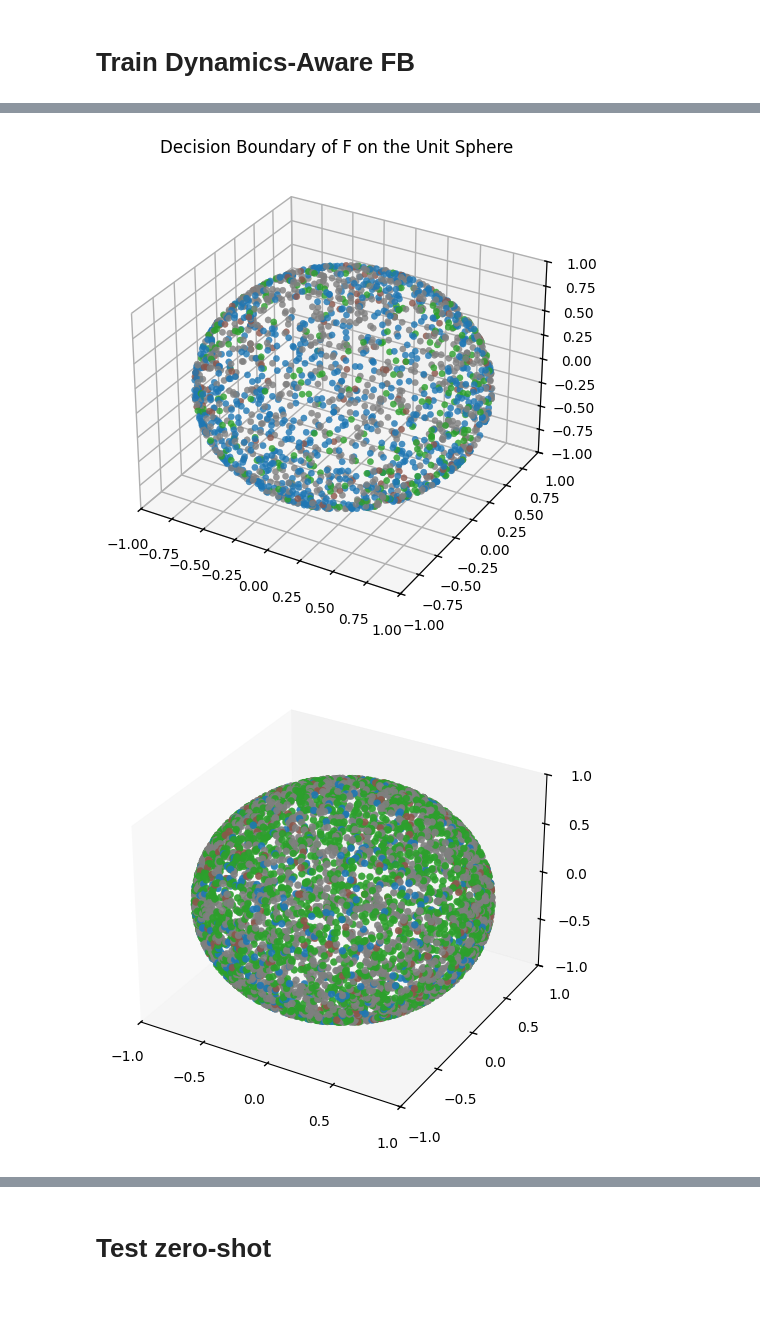
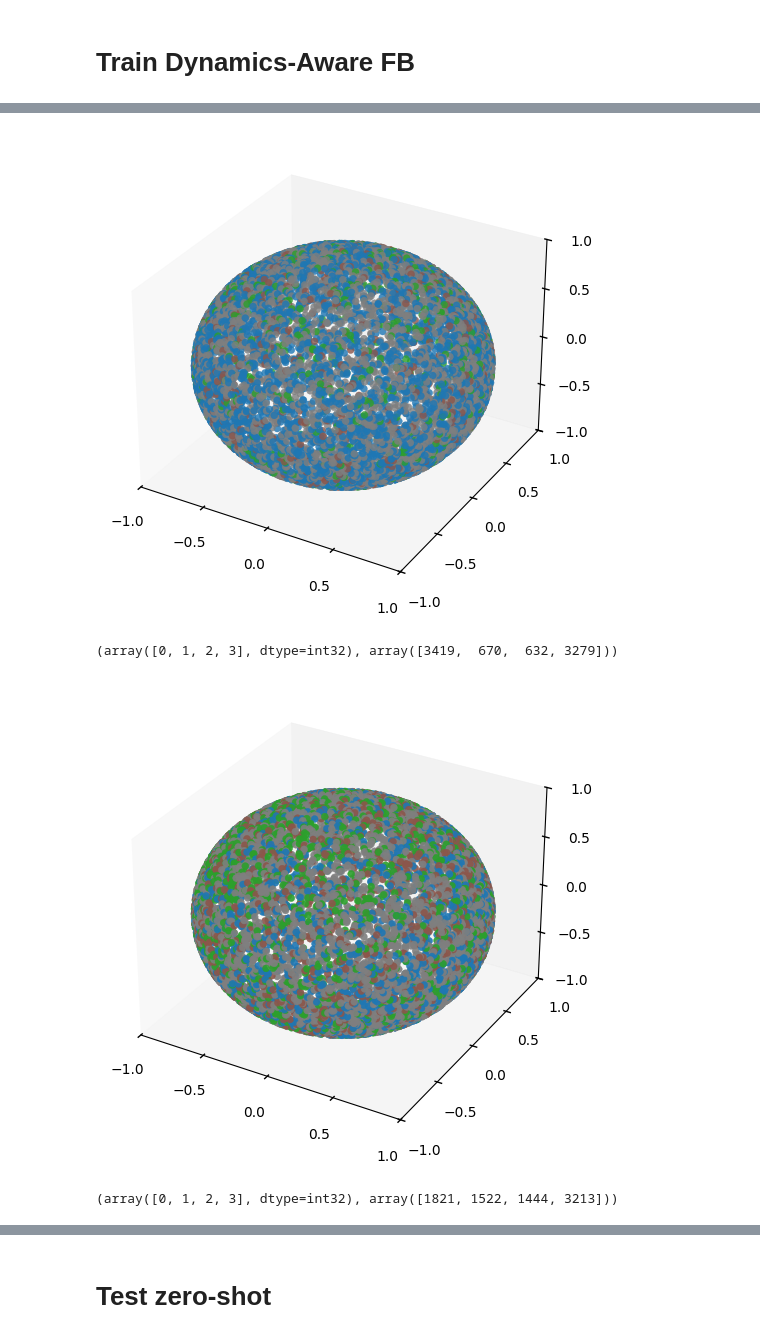
Before and after one commit to skylooop/BeliefConditionedFB, a Jupyter notebook: notebooks/dynamics_fb_doors.ipynb, the cells around one changed output, grey strips where cells are left out. Saved outputs shown, nothing was run; the diff lists cells and outputs as text; code cells hidden in the pictures; blank space fills up the shorter version.

```diff
--- a/notebooks/dynamics_fb_doors.ipynb
+++ b/notebooks/dynamics_fb_doors.ipynb
@@ -469,45 +476,54 @@ for i in range(len(final_indices)):
     cur_sel = np.random.choice(np.arange(prev_inxs, final_indices[i]), size=35)
     samples_from_trajs.append(cur_sel)
     prev_inxs = final_indices[i] + 1
 
 samples_from_trajs_indxs = np.stack(samples_from_trajs).reshape(-1)
 
-sphere_directions = sample_z(2048, fb_config['agent']['z_dim'], GLOBAL_KEY)
+sphere_directions = sample_z(8000, fb_config['agent']['z_dim'], GLOBAL_KEY)
 projected_sphere_dirs = project_z(PCA(3, random_state=42).fit_transform(sphere_directions))
 
 F1, F2 = fb_agent.network.select('f_value')(jnp.repeat(jnp.array([4, 1])[None], repeats=sphere_directions.shape[0], axis=0),
                                         sphere_directions, jnp.repeat(dynamics_embedding[3][None], repeats=sphere_directions.shape[0], axis=0))
 Q1 = jnp.einsum('sda, sd -> sa', F1, sphere_directions)
 Q2 = jnp.einsum('sda, sd -> sa', F2, sphere_directions)
 Q = jnp.minimum(Q1, Q2)
 best_actions = jnp.argmax(Q, axis=-1)
 
 
 fig = plt.figure(figsize=(6, 6))
 ax = fig.add_subplot(111, projection='3d')
 cmap = plt.get_cmap('tab10')
 colors = cmap(best_actions / 4)
 ax.scatter(
     projected_sphere_dirs[:, 0],
     projected_sphere_dirs[:, 1],
     projected_sphere_dirs[:, 2],
     c=colors,
-    s=20,
+    s=25,
     alpha=0.8
 )
-
-ax.set_title('Decision Boundary of F on the Unit Sphere')
+ax.xaxis._axinfo["grid"]['color'] =  (1,1,1,0)
+ax.yaxis._axinfo["grid"]['color'] =  (1,1,1,0)
+ax.zaxis._axinfo["grid"]['color'] =  (1,1,1,0)
+ax.set_yticks(np.arange(-1, 1.5, 0.5))
+ax.set_xticks(np.arange(-1, 1.5, 0.5))
+ax.set_zticks(np.arange(-1, 1.5, 0.5))
+# ax.set_title('Decision Boundary of F on the Unit Sphere')
 ax.set_xlim(-1, 1); ax.set_ylim(-1, 1); ax.set_zlim(-1, 1)
 plt.show()
 # %% [output]
-[figure, old version]
+[figure, new version]
+# %%
+np.unique(best_actions, return_counts=True)
+# %% [output]
+(array([0, 1, 2, 3], dtype=int32), array([3419,  670,  632, 3279]))
 # %%
-sphere_directions = sample_z(5000, fb_config['agent']['z_dim'], GLOBAL_KEY)
+sphere_directions = sample_z(8000, fb_config['agent']['z_dim'], GLOBAL_KEY)
 projected_sphere_dirs = project_z(PCA(3, random_state=42).fit_transform(sphere_directions))
 
-#jnp.zeros(sphere_directions.shape[0], 8)
+#jnp.zeros((sphere_directions.shape[0], 8))
 F1, F2 = fb_agent.network.select('f_value')(jnp.repeat(jnp.array([4, 1])[None], repeats=sphere_directions.shape[0], axis=0),
-                                        sphere_directions, jnp.repeat(dynamics_embedding[1000][None], repeats=sphere_directions.shape[0], axis=0))#, jnp.repeat(dynamics_embedding[0][None], repeats=sphere_directions.shape[0], axis=0))
+                                        sphere_directions, jnp.repeat(dynamics_embedding[-1][None], repeats=sphere_directions.shape[0], axis=0))#, jnp.repeat(dynamics_embedding[0][None], repeats=sphere_directions.shape[0], axis=0))
 Q1 = jnp.einsum('sda, sd -> sa', F1, sphere_directions)
 Q2 = jnp.einsum('sda, sd -> sa', F2, sphere_directions)
 Q = jnp.minimum(Q1, Q2)
@@ -541,4 +557,8 @@ ax.set_zticks(np.arange(-1, 1.5, 0.5))
 plt.savefig("sphere.svg", dpi=300)
 plt.show()
 # %% [output]
-[figure, old version]
+[figure, new version]
+# %%
+np.unique(best_actions, return_counts=True)
+# %% [output]
+(array([0, 1, 2, 3], dtype=int32), array([1821, 1522, 1444, 3213]))
```
Also changed, not shown: parts of 9 cells of this notebook, 4 other files.
